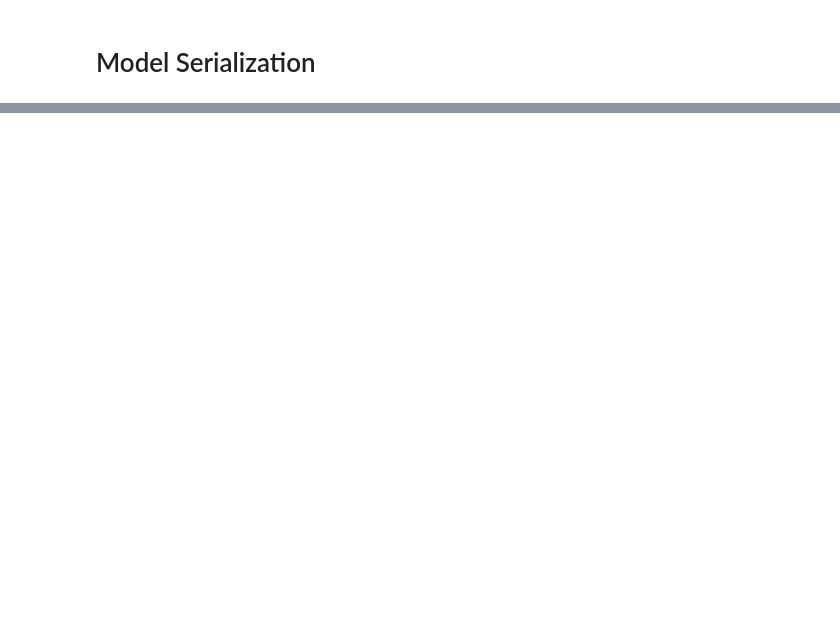
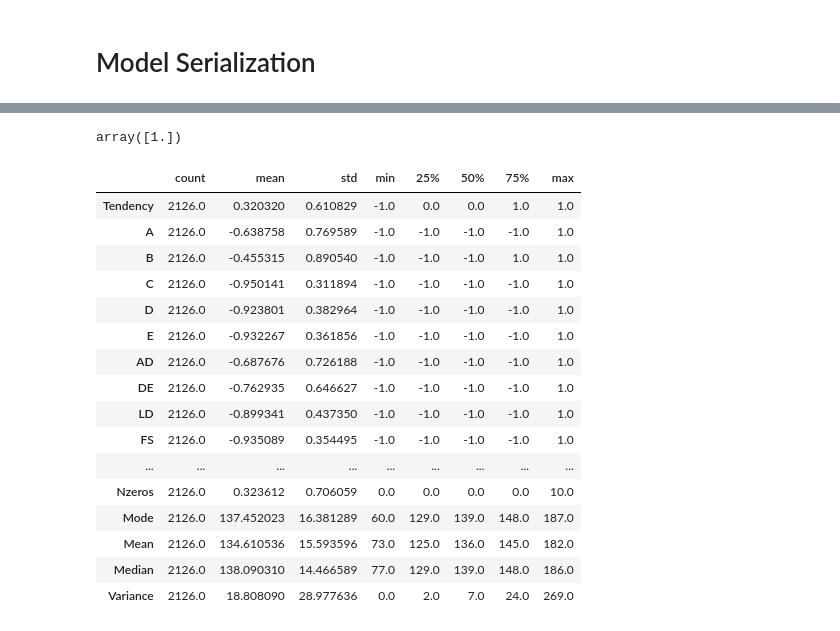
Before and after one commit to abrar39/FetalStateClassification-ML-Project, a Jupyter notebook: model.ipynb, the cells around one changed output, grey strips where cells are left out. Drawn from its saved outputs; the diff is of its cells as text; code cells hidden in the pictures; blank space fills up the shorter version.

Commit message:
created pipeline
created the pipeline and app is working.

```diff
--- a/model.ipynb
+++ b/model.ipynb
@@ -810,0 +821,20 @@ with open('./models/final_logistic_regression_model.pkl', 'wb') as f:
+# %%
+from sklearn.pipeline import Pipeline
+from sklearn.preprocessing import OneHotEncoder
+from sklearn.compose import ColumnTransformer
+
+column_transformer = ColumnTransformer(
+    [
+        ('onehot', OneHotEncoder(drop='first', dtype=np.uint8), final_cat_features),
+        ('scaler', RobustScaler(), final_num_features)
+    ]
+)
+
+pipeline = Pipeline([
+    ('preprocessor', column_transformer),
+    ('classifier', LogisticRegression(C=1.0, random_state=42, max_iter=1000))
+])
+# %%
+final_features = final_cat_features + final_num_features
+X_final = df[final_features]
+X_final.columns
@@ -810,0 +847,3 @@ with open('./models/final_logistic_regression_model.pkl', 'wb') as f:
+# %%
+y_final = df[target_feature]
+y_final.info()
@@ -810,0 +859,2 @@ with open('./models/final_logistic_regression_model.pkl', 'wb') as f:
+# %%
+pipeline.fit(X_final, y_final)
@@ -810,0 +916,4 @@ with open('./models/final_logistic_regression_model.pkl', 'wb') as f:
+# %%
+pipeline.predict(s)
+# %% [output]
+array([1.])
@@ -810,0 +924,20 @@ with open('./models/final_logistic_regression_model.pkl', 'wb') as f:
+# %%
+X_final.describe().T
+# %% [output]
+|  | count | mean | std | min | 25% | 50% | 75% | max |
+| Tendency | 2126.0 | 0.320320 | 0.610829 | -1.0 | 0.0 | 0.0 | 1.0 | 1.0 |
+| A | 2126.0 | -0.638758 | 0.769589 | -1.0 | -1.0 | -1.0 | -1.0 | 1.0 |
+| B | 2126.0 | -0.455315 | 0.890540 | -1.0 | -1.0 | -1.0 | 1.0 | 1.0 |
+| C | 2126.0 | -0.950141 | 0.311894 | -1.0 | -1.0 | -1.0 | -1.0 | 1.0 |
+| D | 2126.0 | -0.923801 | 0.382964 | -1.0 | -1.0 | -1.0 | -1.0 | 1.0 |
+| E | 2126.0 | -0.932267 | 0.361856 | -1.0 | -1.0 | -1.0 | -1.0 | 1.0 |
+| AD | 2126.0 | -0.687676 | 0.726188 | -1.0 | -1.0 | -1.0 | -1.0 | 1.0 |
+| DE | 2126.0 | -0.762935 | 0.646627 | -1.0 | -1.0 | -1.0 | -1.0 | 1.0 |
+| LD | 2126.0 | -0.899341 | 0.437350 | -1.0 | -1.0 | -1.0 | -1.0 | 1.0 |
+| FS | 2126.0 | -0.935089 | 0.354495 | -1.0 | -1.0 | -1.0 | -1.0 | 1.0 |
+| ... | ... | ... | ... | ... | ... | ... | ... | ... |
+| Nzeros | 2126.0 | 0.323612 | 0.706059 | 0.0 | 0.0 | 0.0 | 0.0 | 10.0 |
+| Mode | 2126.0 | 137.452023 | 16.381289 | 60.0 | 129.0 | 139.0 | 148.0 | 187.0 |
+| Mean | 2126.0 | 134.610536 | 15.593596 | 73.0 | 125.0 | 136.0 | 145.0 | 182.0 |
+| Median | 2126.0 | 138.090310 | 14.466589 | 77.0 | 129.0 | 139.0 | 148.0 | 186.0 |
+| Variance | 2126.0 | 18.808090 | 28.977636 | 0.0 | 2.0 | 7.0 | 24.0 | 269.0 |
```
Also changed, not shown: parts of 15 cells of this notebook, 5 other files.
